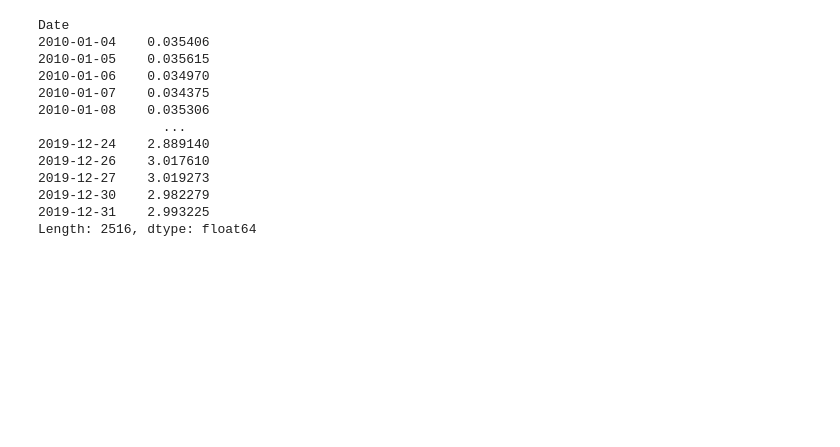
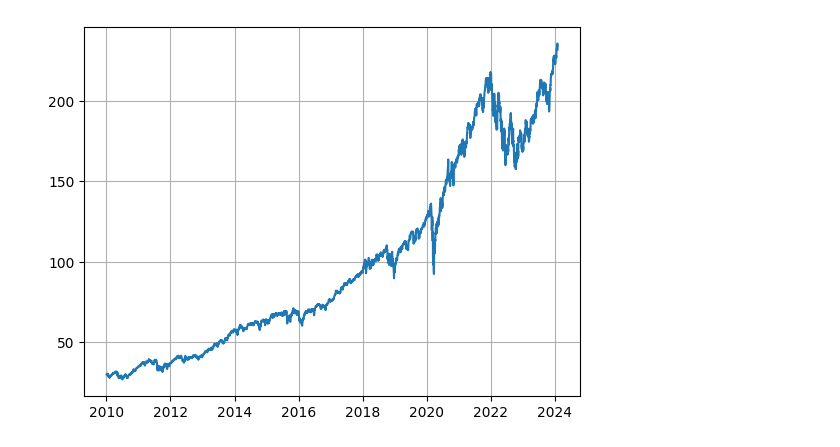
Before and after one commit to TristanFretin/Projet-ST7, a Jupyter notebook: data.ipynb, the cells around one changed output. Saved outputs shown, nothing was run; the diff lists cells and outputs as text; code cells hidden in the pictures; blank space fills up the shorter version.

```diff
--- a/data.ipynb
+++ b/data.ipynb
@@ -31,19 +33,15 @@ market_cap.index = pd.to_datetime(market_cap.index)
 # %%
 df_merged = pd.merge(market_cap, prices, on='Date', how='inner')
 
+result = pd.DataFrame(index=df_merged.index)
 
-print(df_merged["AMZN_x"] * df_merged["AMZN_y"])
+for stock in prices.columns:
+    result[stock] = df_merged[stock + "_x"] * df_merged[stock + "_y"]
+
+index = result.sum(axis=1)
-# %% [output]
-Date
-2010-01-04    0.035406
-2010-01-05    0.035615
-2010-01-06    0.034970
-2010-01-07    0.034375
-2010-01-08    0.035306
-                ...
-2019-12-24    2.889140
-2019-12-26    3.017610
-2019-12-27    3.019273
-2019-12-30    2.982279
-2019-12-31    2.993225
-Length: 2516, dtype: float64
+# %%
+plt.plot(index)
+# add grid line
+plt.grid()
+# %% [output]
+[figure, added]
```
Also changed, not shown: parts of 2 cells of this notebook.
